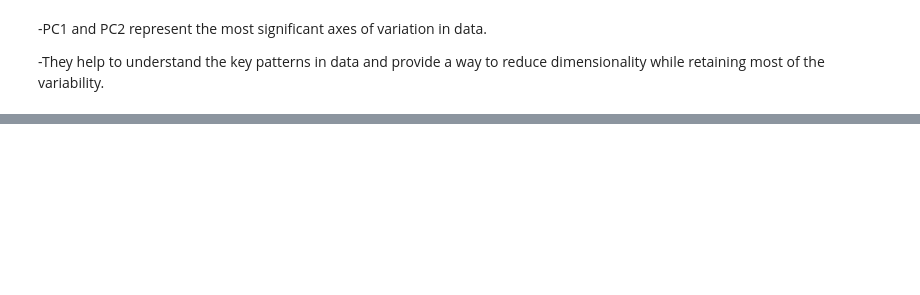
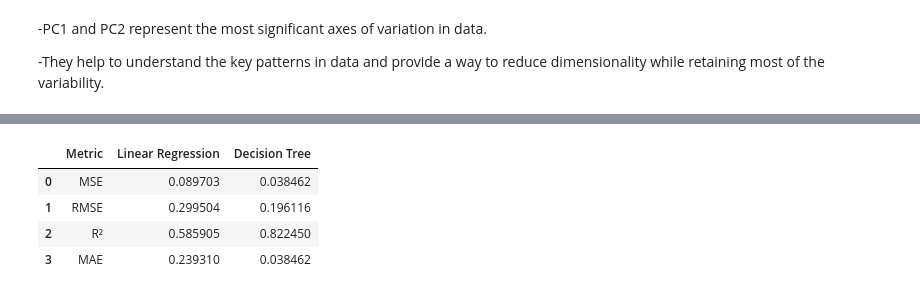
Before and after one commit to AKSHITHA-CHILUKA/Akshitha-GlucoSense-Infy-Nov2024, a Jupyter notebook: Diabities_data_analysis.ipynb, the cells around one changed output, grey strips where cells are left out. Drawn from its saved outputs; the diff is of its cells as text; code cells hidden in the pictures; blank space fills up the shorter version.

```diff
--- a/Diabities_data_analysis.ipynb
+++ b/Diabities_data_analysis.ipynb
@@ -579,0 +790,49 @@ Explained Variance by each component: [0.22909202 0.13622395]
+# %%
+import numpy as np
+import pandas as pd
+from sklearn.model_selection import train_test_split
+from sklearn.linear_model import LinearRegression
+from sklearn.tree import DecisionTreeRegressor
+from sklearn.metrics import mean_squared_error, r2_score, mean_absolute_error
+
+X_train, X_test, y_train, y_test = train_test_split(X_encoded, y, test_size=0.2, random_state=42)
+
+lr_model = LinearRegression()
+dt_model = DecisionTreeRegressor(random_state=42)
+
+lr_model.fit(X_train, y_train)
+dt_model.fit(X_train, y_train)
+
+y_pred_lr = lr_model.predict(X_test)
+y_pred_dt = dt_model.predict(X_test)
+mse_lr = mean_squared_error(y_test, y_pred_lr)
+rmse_lr = np.sqrt(mse_lr)
+r2_lr = r2_score(y_test, y_pred_lr)
+mae_lr = mean_absolute_error(y_test, y_pred_lr)
+
+mse_dt = mean_squared_error(y_test, y_pred_dt)
+rmse_dt = np.sqrt(mse_dt)
+r2_dt = r2_score(y_test, y_pred_dt)
+mae_dt = mean_absolute_error(y_test, y_pred_dt)
+
+results = pd.DataFrame({
+    'Metric': ['MSE', 'RMSE', 'R²', 'MAE'],
+    'Linear Regression': [mse_lr, rmse_lr, r2_lr, mae_lr],
+    'Decision Tree': [mse_dt, rmse_dt, r2_dt, mae_dt]
+})
+
+styled_results = results.style.set_table_styles([
+    {'selector': 'thead th', 'props': [('background-color', '#4CAF50'), ('color', 'white'), ('text-align', 'center')]},
+    {'selector': 'tbody td', 'props': [('text-align', 'center')]},
+    {'selector': 'table', 'props': [('border-collapse', 'collapse'), ('width', '50%'), ('margin', '0 auto')]},
+    {'selector': 'tr:nth-child(odd)', 'props': [('background-color', '#f2f2f2')]},
+    {'selector': 'th, td', 'props': [('border', '1px solid #ddd'), ('padding', '8px')]}
+])
+
+styled_results
+# %% [output]
+|  | Metric | Linear Regression | Decision Tree |
+| 0 | MSE | 0.089703 | 0.038462 |
+| 1 | RMSE | 0.299504 | 0.196116 |
+| 2 | R² | 0.585905 | 0.822450 |
+| 3 | MAE | 0.239310 | 0.038462 |
```
Also changed, not shown: parts of 10 cells of this notebook.
